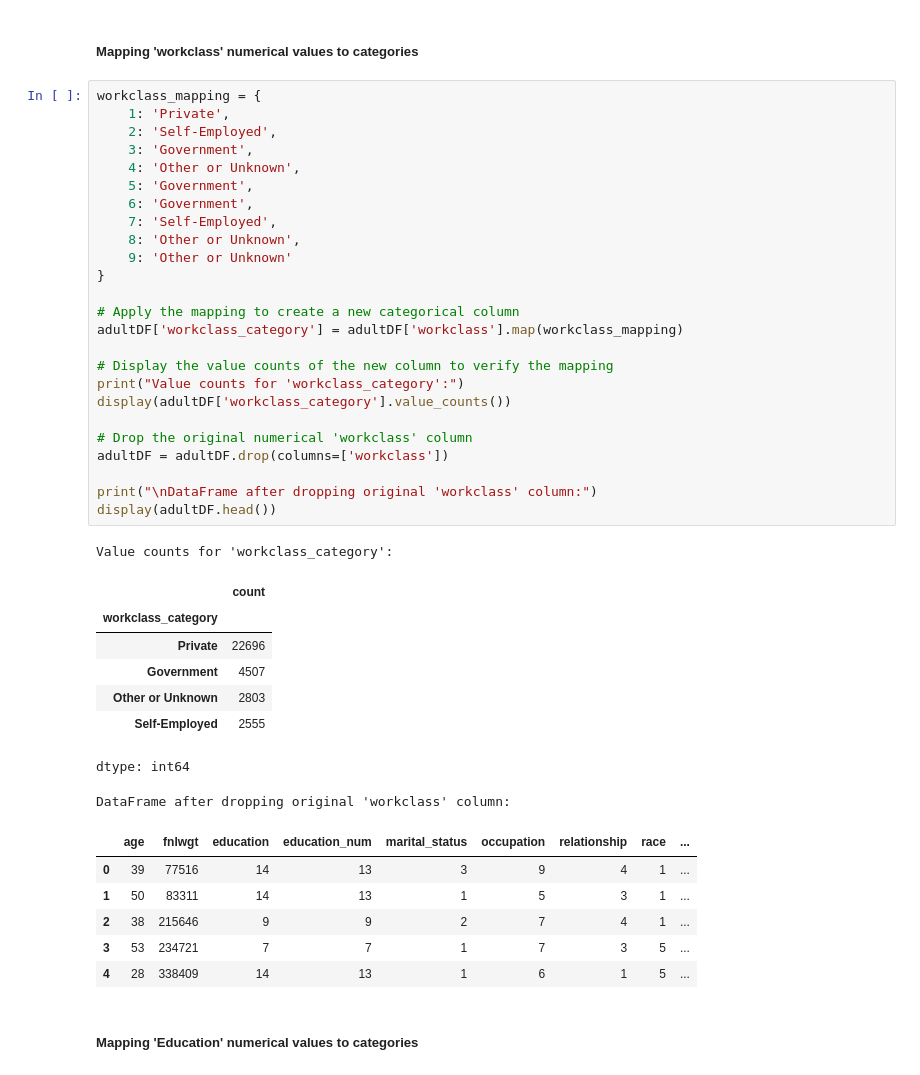
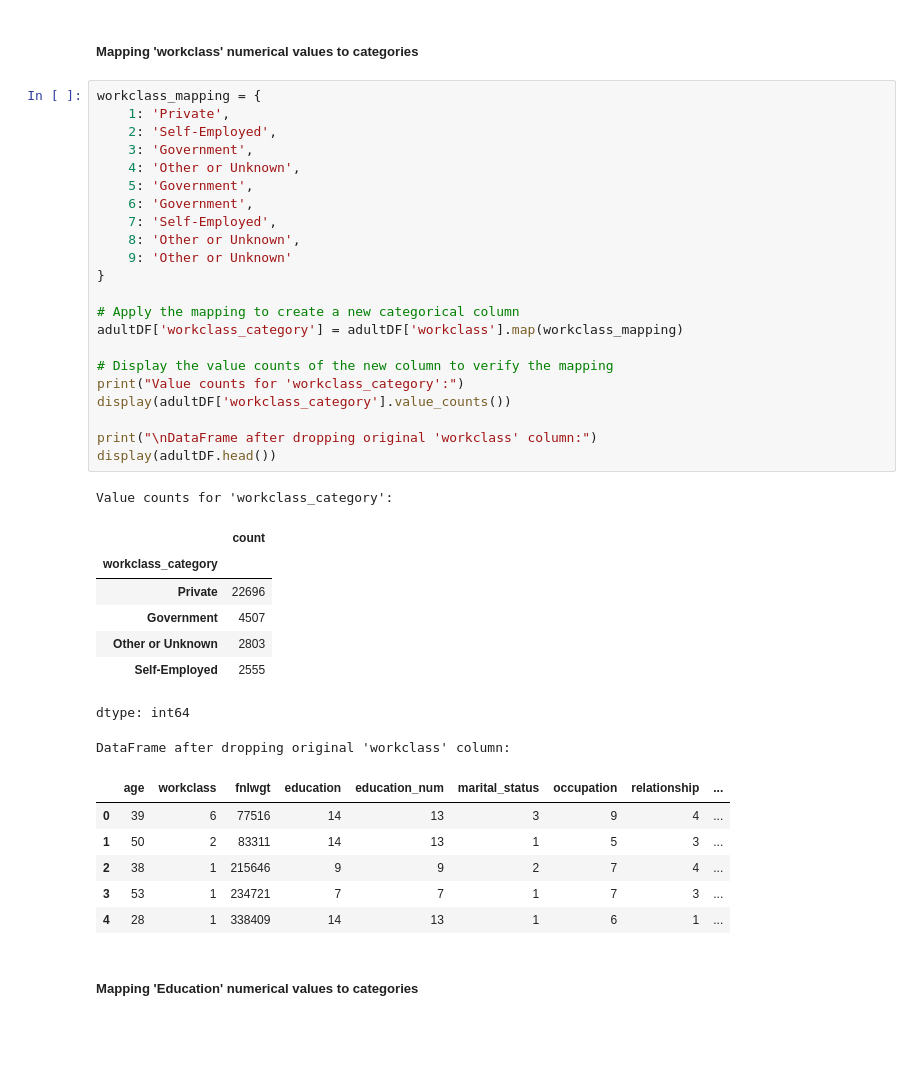
Before and after one commit to HyperTT/GeneticCF, a Jupyter notebook: CS3960_FinalProject.ipynb, the cells around one changed output. Drawn from its saved outputs; the diff is of its cells as text; blank space fills up the shorter version.

```diff
--- a/CS3960_FinalProject.ipynb
+++ b/CS3960_FinalProject.ipynb
@@ -215,42 +215,39 @@ workclass_mapping = {
     1: 'Private',
     2: 'Self-Employed',
     3: 'Government',
     4: 'Other or Unknown',
     5: 'Government',
     6: 'Government',
     7: 'Self-Employed',
     8: 'Other or Unknown',
     9: 'Other or Unknown'
 }
 
 # Apply the mapping to create a new categorical column
 adultDF['workclass_category'] = adultDF['workclass'].map(workclass_mapping)
 
 # Display the value counts of the new column to verify the mapping
 print("Value counts for 'workclass_category':")
 display(adultDF['workclass_category'].value_counts())
 
-# Drop the original numerical 'workclass' column
-adultDF = adultDF.drop(columns=['workclass'])
-
 print("\nDataFrame after dropping original 'workclass' column:")
 display(adultDF.head())
 # %% [output]
 Value counts for 'workclass_category':
 |  | count |
 | workclass_category |  |
 | Private | 22696 |
 | Government | 4507 |
 | Other or Unknown | 2803 |
 | Self-Employed | 2555 |
 dtype: int64
 DataFrame after dropping original 'workclass' column:
-|  | age | fnlwgt | education | education_num | marital_status | occupation | relationship | race | ... |
-| 0 | 39 | 77516 | 14 | 13 | 3 | 9 | 4 | 1 | ... |
-| 1 | 50 | 83311 | 14 | 13 | 1 | 5 | 3 | 1 | ... |
-| 2 | 38 | 215646 | 9 | 9 | 2 | 7 | 4 | 1 | ... |
-| 3 | 53 | 234721 | 7 | 7 | 1 | 7 | 3 | 5 | ... |
-| 4 | 28 | 338409 | 14 | 13 | 1 | 6 | 1 | 5 | ... |
+|  | age | workclass | fnlwgt | education | education_num | marital_status | occupation | relationship | ... |
+| 0 | 39 | 6 | 77516 | 14 | 13 | 3 | 9 | 4 | ... |
+| 1 | 50 | 2 | 83311 | 14 | 13 | 1 | 5 | 3 | ... |
+| 2 | 38 | 1 | 215646 | 9 | 9 | 2 | 7 | 4 | ... |
+| 3 | 53 | 1 | 234721 | 7 | 7 | 1 | 7 | 3 | ... |
+| 4 | 28 | 1 | 338409 | 14 | 13 | 1 | 6 | 1 | ... |
 # %% [markdown]
 ##### Mapping 'Education' numerical values to categories
 # %%
```
Also changed, not shown: parts of 37 cells of this notebook.
